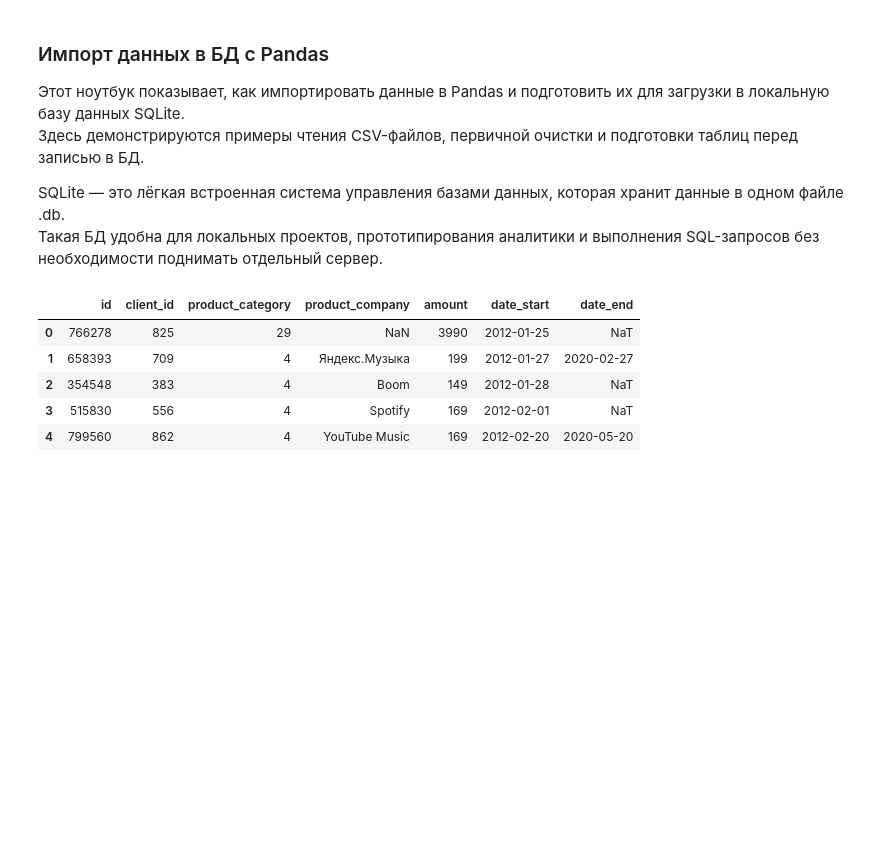
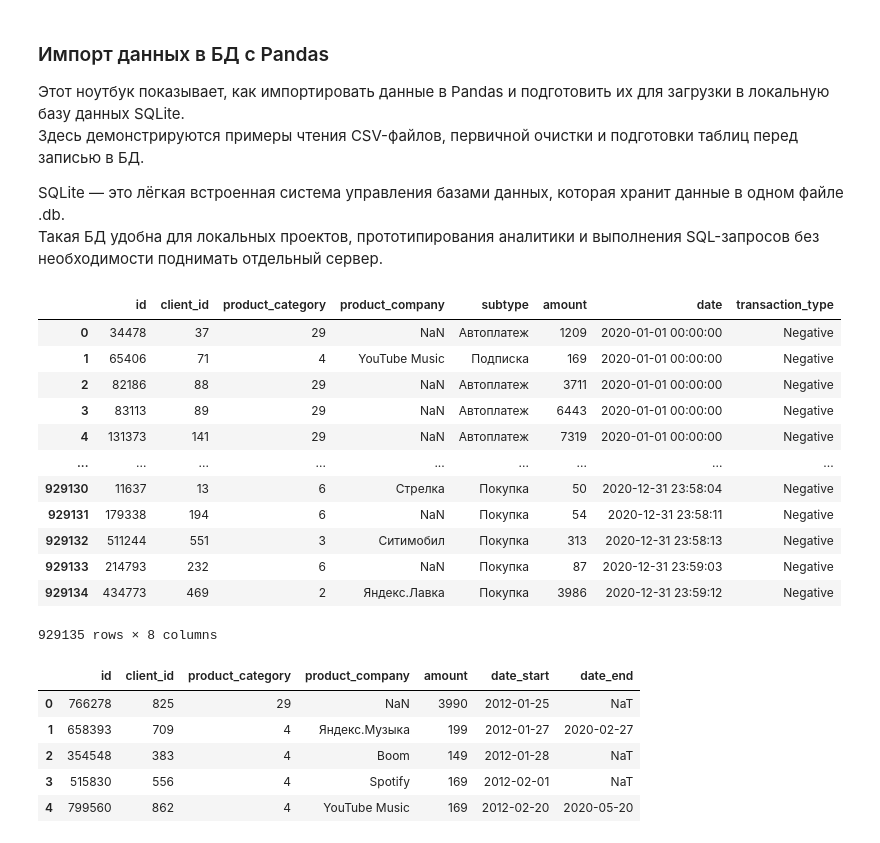
Before and after one commit to kostya9705/Portfolio, a Jupyter notebook: SqlBankTransactionsAnalysis/import_data_pandas.ipynb, the cells around one changed output. Cells and saved outputs as stored; diff of their text form; code cells hidden in the pictures; blank space fills up the shorter version.

```diff
--- a/SqlBankTransactionsAnalysis/import_data_pandas.ipynb
+++ b/SqlBankTransactionsAnalysis/import_data_pandas.ipynb
@@ -20,6 +20,21 @@ subscriptions_df = pd.read_csv('data/subscriptions.csv')
 transactions_df = pd.read_csv('data/transactions.csv')
 # %%
 transactions_df.rename(columns={'Unnamed: 0' : 'id'}, inplace=True)
+transactions_df
+# %% [output]
+|  | id | client_id | product_category | product_company | subtype | amount | date | transaction_type |
+| 0 | 34478 | 37 | 29 | NaN | Автоплатеж | 1209 | 2020-01-01 00:00:00 | Negative |
+| 1 | 65406 | 71 | 4 | YouTube Music | Подписка | 169 | 2020-01-01 00:00:00 | Negative |
+| 2 | 82186 | 88 | 29 | NaN | Автоплатеж | 3711 | 2020-01-01 00:00:00 | Negative |
+| 3 | 83113 | 89 | 29 | NaN | Автоплатеж | 6443 | 2020-01-01 00:00:00 | Negative |
+| 4 | 131373 | 141 | 29 | NaN | Автоплатеж | 7319 | 2020-01-01 00:00:00 | Negative |
+| ... | ... | ... | ... | ... | ... | ... | ... | ... |
+| 929130 | 11637 | 13 | 6 | Стрелка | Покупка | 50 | 2020-12-31 23:58:04 | Negative |
+| 929131 | 179338 | 194 | 6 | NaN | Покупка | 54 | 2020-12-31 23:58:11 | Negative |
+| 929132 | 511244 | 551 | 3 | Ситимобил | Покупка | 313 | 2020-12-31 23:58:13 | Negative |
+| 929133 | 214793 | 232 | 6 | NaN | Покупка | 87 | 2020-12-31 23:59:03 | Negative |
+| 929134 | 434773 | 469 | 2 | Яндекс.Лавка | Покупка | 3986 | 2020-12-31 23:59:12 | Negative |
+929135 rows × 8 columns
 # %%
 subscriptions_df.head()
 # %% [output]
```
Also changed, not shown: parts of 6 cells of this notebook, 2 other files.
